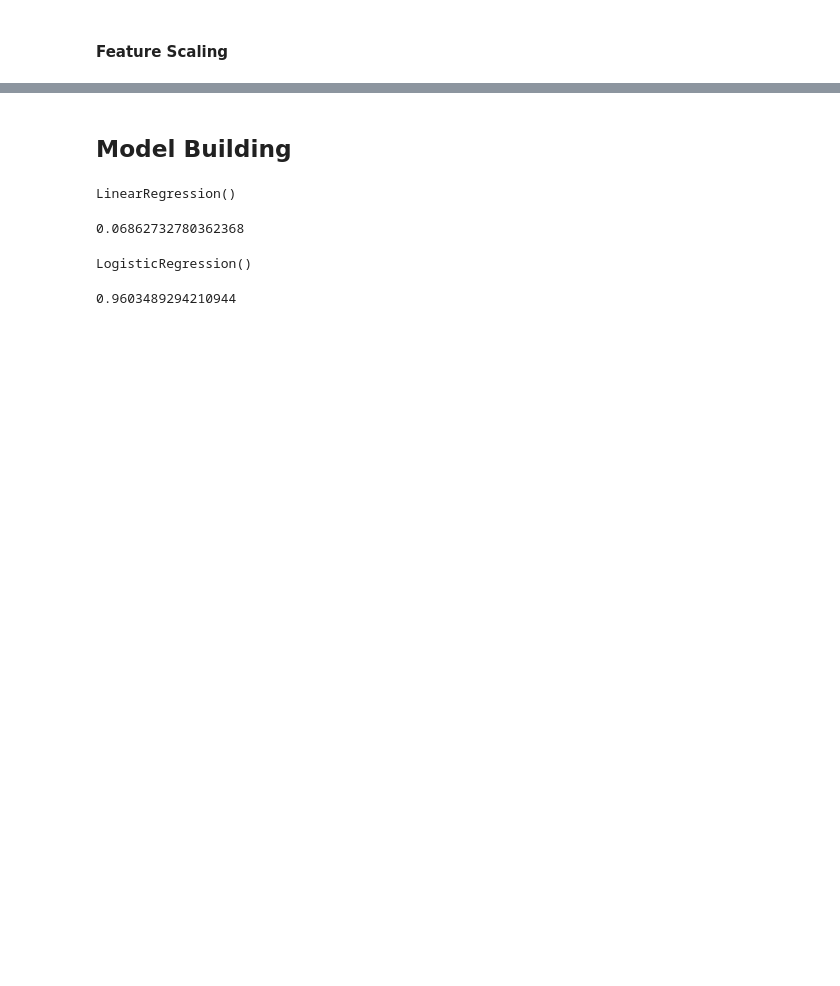
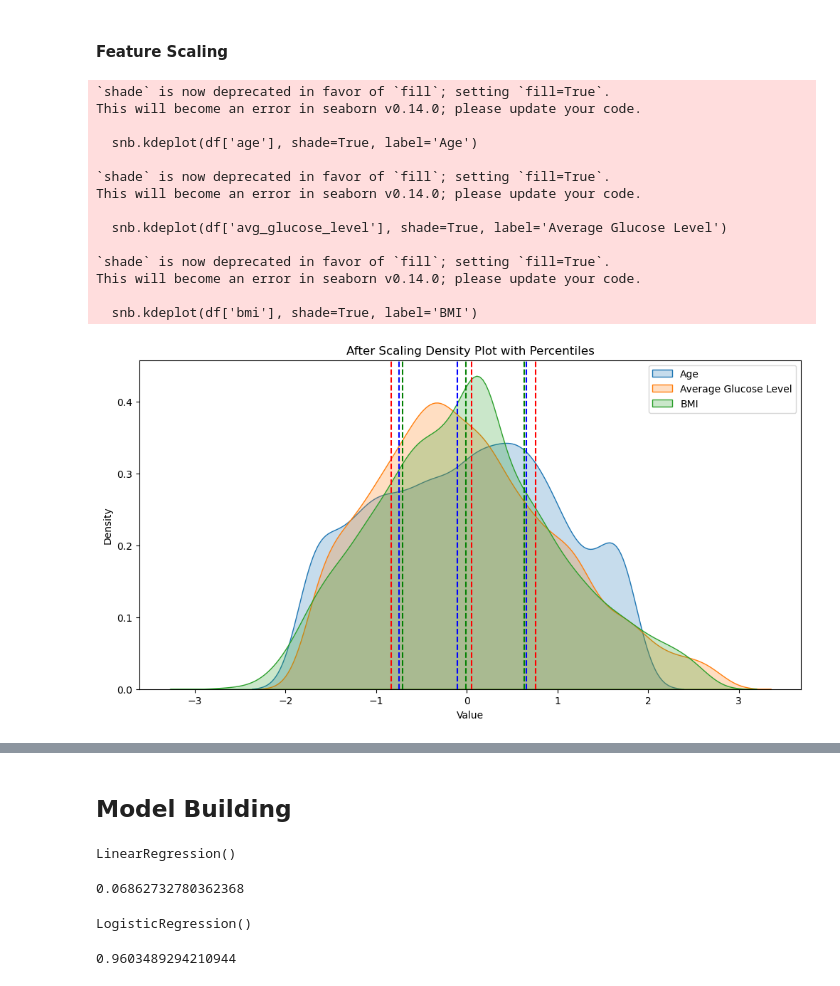
Before and after one commit to HChandeepa/Stroke-Risk-Prediction-System-A_Machine_Learning_Approach, a Jupyter notebook: Stroke.ipynb, the cells around one changed output, grey strips where cells are left out. Drawn from its saved outputs; the diff is of its cells as text; code cells hidden in the pictures; blank space fills up the shorter version.

Commit message:
numerical columns

```diff
--- a/Stroke.ipynb
+++ b/Stroke.ipynb
@@ -517,8 +584,7 @@ Name: bmi, dtype: float64
 # %% [markdown]
 #### Feature Scaling
 # %%
-from sklearn.preprocessing import MinMaxScaler
-scaler = MinMaxScaler()
-for col_name in df.columns:
-    if df[col_name].nunique() > 5:
-        df[col_name] = scaler.fit_transform(df[[col_name]])
+from sklearn.preprocessing import MinMaxScaler, StandardScaler
+numerical_columns = ['age','avg_glucose_level', 'bmi']
+scaler = StandardScaler()
+df[numerical_columns] = scaler.fit_transform(df[numerical_columns])
@@ -527,0 +591,54 @@ y =df['stroke']
+# %%
+# Assuming 'df' is your DataFrame containing the stroke dataset
+
+# Set percentile values
+age_percentiles = [25, 50, 75]
+glucose_level_percentiles = [25, 50, 75]
+bmi_percentiles = [25, 50, 75]
+
+# Create a figure
+plt.figure(figsize=(12, 6))
+
+# Age Density Plot
+snb.kdeplot(df['age'], shade=True, label='Age')
+
+# Add percentile lines for age
+for p in age_percentiles:
+    plt.axvline(df['age'].quantile(p/100), color='red', linestyle='--')
+
+# Glucose Level Density Plot
+snb.kdeplot(df['avg_glucose_level'], shade=True, label='Average Glucose Level')
+
+# Add percentile lines for glucose level
+for p in glucose_level_percentiles:
+    plt.axvline(df['avg_glucose_level'].quantile(p/100), color='blue', linestyle='--')
+
+# BMI Density Plot
+snb.kdeplot(df['bmi'], shade=True, label='BMI')
+
+# Add percentile lines for BMI
+for p in bmi_percentiles:
+    plt.axvline(df['bmi'].quantile(p/100), color='green', linestyle='--')
+
+# Add legend and labels
+plt.legend()
+plt.xlabel('Value')
+plt.ylabel('Density')
+plt.title('After Scaling Density Plot with Percentiles')
+plt.show()
+# %% [output]
+`shade` is now deprecated in favor of `fill`; setting `fill=True`.
+This will become an error in seaborn v0.14.0; please update your code.
+
+  snb.kdeplot(df['age'], shade=True, label='Age')
+
+`shade` is now deprecated in favor of `fill`; setting `fill=True`.
+This will become an error in seaborn v0.14.0; please update your code.
+
+  snb.kdeplot(df['avg_glucose_level'], shade=True, label='Average Glucose Level')
+
+`shade` is now deprecated in favor of `fill`; setting `fill=True`.
+This will become an error in seaborn v0.14.0; please update your code.
+
+  snb.kdeplot(df['bmi'], shade=True, label='BMI')
+[figure, added]
```
Also changed, not shown: parts of 9 cells of this notebook.
